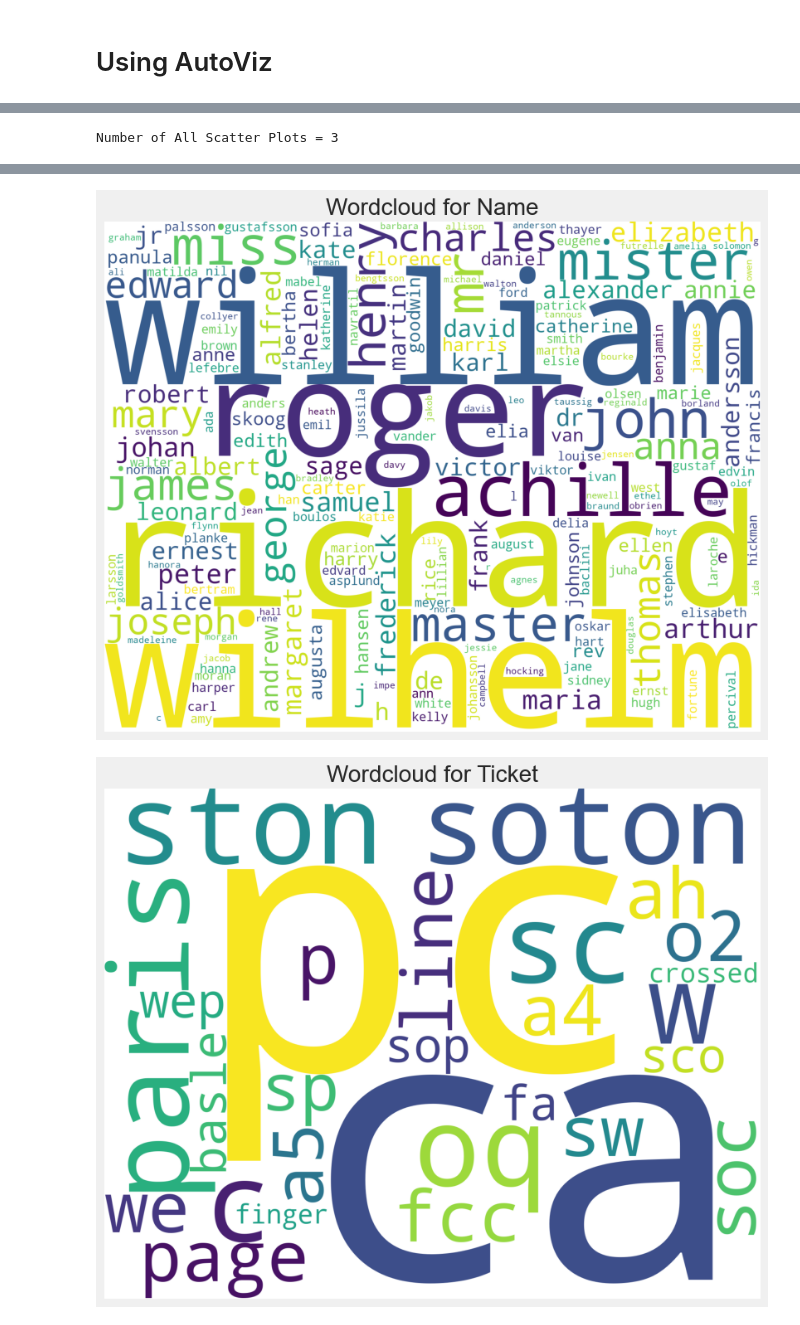
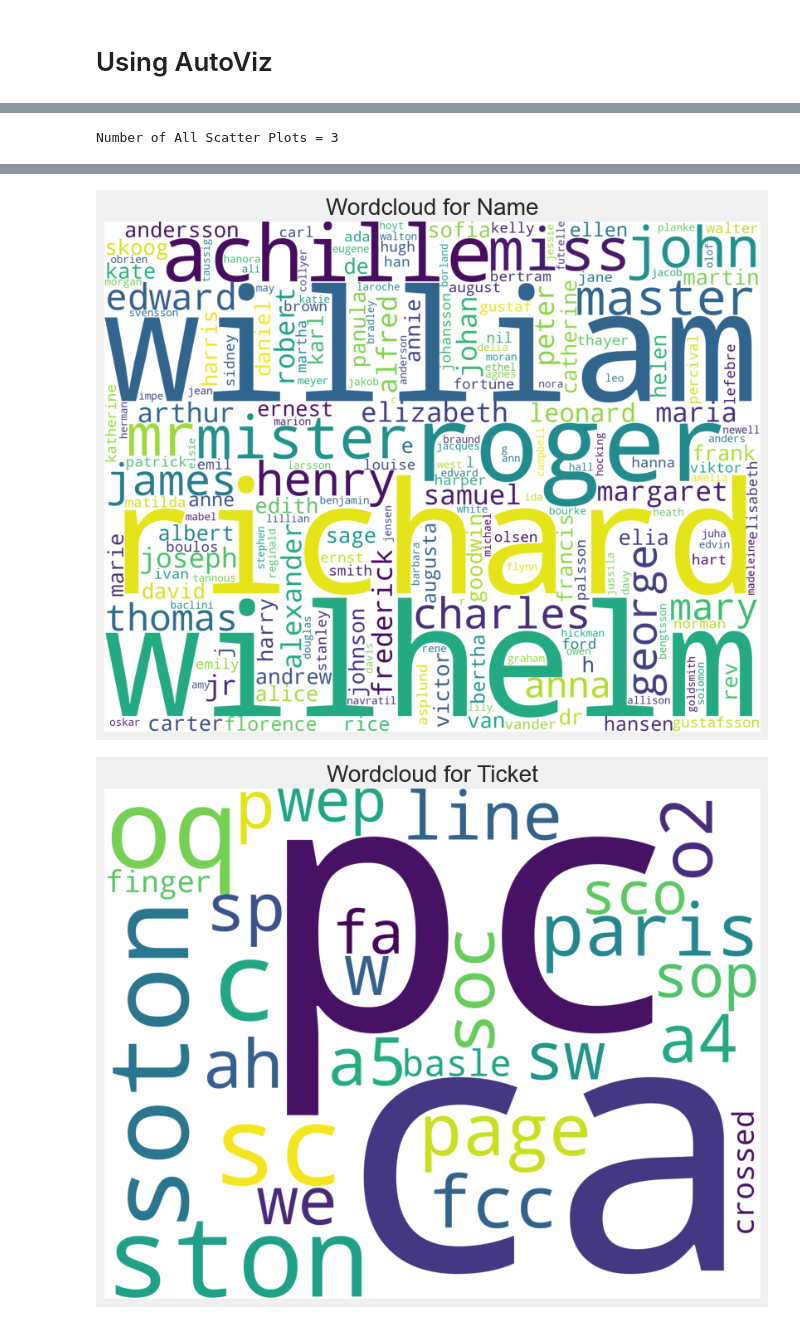
Before and after one commit to RodoAlbornoz/Titanic-dataset-classification, a Jupyter notebook: 1. EDA/01.3 - Auto EDA with AutoViz.ipynb, the cells around one changed output, grey strips where cells are left out. Saved outputs shown, nothing was run; the diff lists cells and outputs as text; code cells hidden in the pictures.

```diff
--- a/1. EDA/01.3 - Auto EDA with AutoViz.ipynb
+++ b/1. EDA/01.3 - Auto EDA with AutoViz.ipynb
@@ -29,7 +94,7 @@ ds_work = ds_titanic_train.copy()
 # %%
 AV = AutoViz_Class()
 # %%
-ds_work = AV.AutoViz(r"C:\Users\Administrador\Documents\IA\Proyectos\Titanic\Datasets\train.csv")
+ds_work = AV.AutoViz(ds_train_path)
 # %% [output]
 Shape of your Data Set loaded: (891, 12)
 #######################################################################################
@@ -59,23 +124,23 @@ Number of All Scatter Plots = 3
 [figure]
 [figure]
 [figure]
 [figure]
 [nltk_data] Downloading collection 'popular'
 [nltk_data]    |
 [nltk_data]    | Downloading package cmudict to
 [nltk_data]    |     C:\Users\Administrador\AppData\Roaming\nltk_data.
 [nltk_data]    |     ..
 [nltk_data]    |   Package cmudict is already up-to-date!
 [nltk_data]    | Downloading package gazetteers to
 [nltk_data]    |     C:\Users\Administrador\AppData\Roaming\nltk_data.
 [nltk_data]    |     ..
 [nltk_data]    |   Package gazetteers is already up-to-date!
 [nltk_data]    | Downloading package genesis to
 [nltk_data]    |     C:\Users\Administrador\AppData\Roaming\nltk_data.
 ... (77 lines left out)
 [nltk_data]    |   Package averaged_perceptron_tagger is already up-
 [nltk_data]    |       to-date!
 [nltk_data]    |
 [nltk_data]  Done downloading collection popular
-[figure, old version]
+[figure, new version]
-[figure, old version]
+[figure, new version]
```
Also changed, not shown: parts of 18 cells of this notebook, 4 other files.
